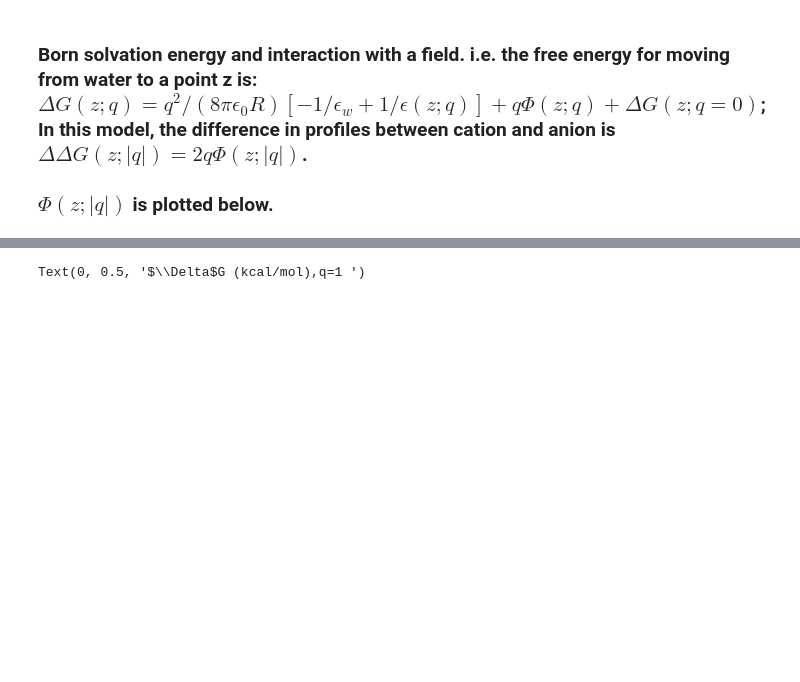
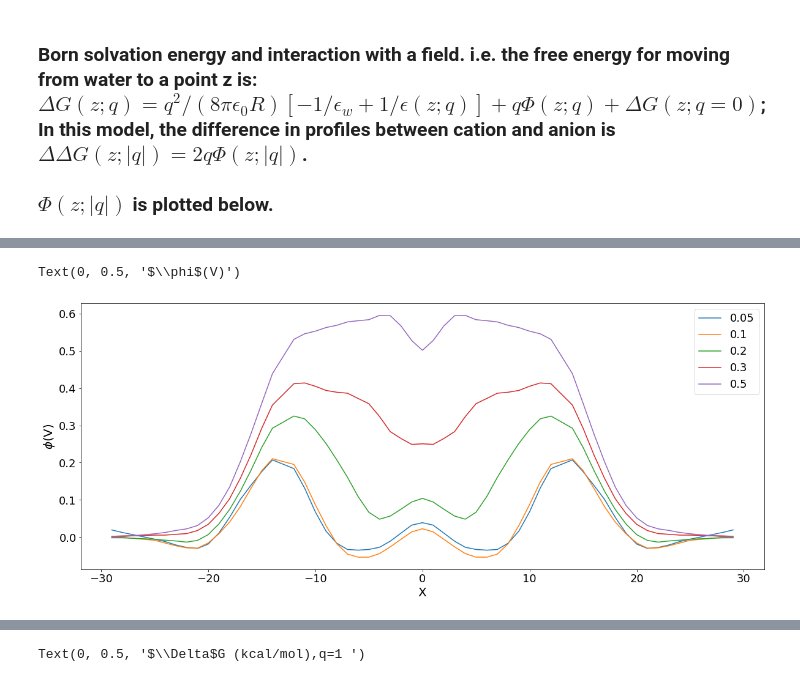
Before and after one commit to levbogdan/Corsera_Capstone, a Jupyter notebook: Partial-charge2.ipynb, the cells around one changed output, grey strips where cells are left out. Cells and saved outputs as stored; diff of their text form; code cells hidden in the pictures; blank space fills up the shorter version.

```diff
--- a/Partial-charge2.ipynb
+++ b/Partial-charge2.ipynb
@@ -73,0 +109,16 @@ Text(0, 0.5, '$\\phi$(V)')
+# %%
+b = pd.DataFrame({'X':df2['X']})
+
+for c in charge:
+    name = str(c).replace('.','')
+    newn = "m" + name
+    a = df2['Potential'] - (df2[name] - df2[newn])/ (2*c)
+    q2 = pd.DataFrame({'q2_' + name :a})
+    b = b.join(q2)
+ax = b.plot(x='X',figsize=(20,8), fontsize=18)
+ax.legend(charge,loc=1, fontsize=18)
+ax.set_xlabel('X',fontsize = 20)
+ax.set_ylabel(r'$\phi$(V)', fontsize=20)
+# %% [output]
+Text(0, 0.5, '$\\phi$(V)')
+[figure, added]
```
Also changed, not shown: parts of 7 cells of this notebook, 2 other files.
